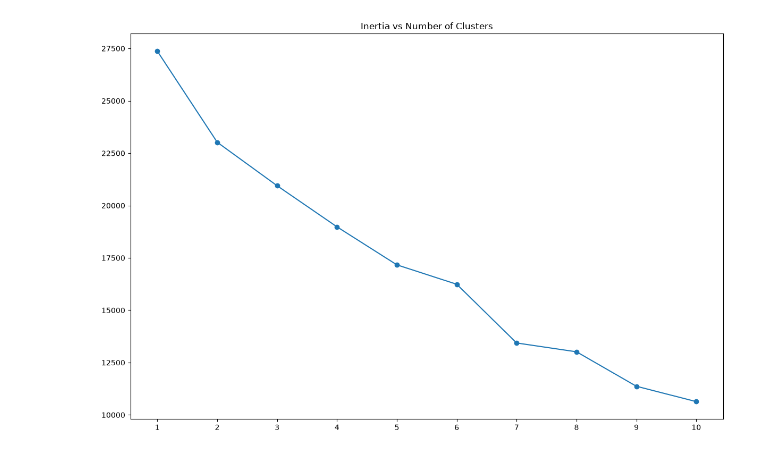
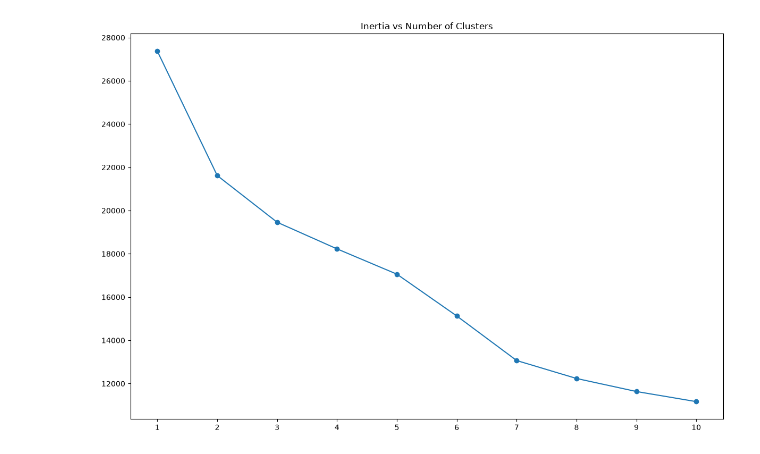
Before and after one commit to i82ragaj/TFG-DataMining, a Jupyter notebook: PKSA.ipynb, the cells around one changed output. Cells and saved outputs as stored; diff of their text form; code cells hidden in the pictures.

```diff
--- a/PKSA.ipynb
+++ b/PKSA.ipynb
@@ -89,0 +76,10 @@ plt.show()
+# %%
+numeric_cols = df.drop(['plate'], axis=1).select_dtypes(include=np.number).columns
+
+fig, axes = plt.subplots(2, 5, figsize=(20, 8))
+axes = axes.flatten()
+for i, col in enumerate(numeric_cols):
+    sns.boxplot(y=df[col], ax=axes[i], color='steelblue')
+    axes[i].set_title(col)
+plt.tight_layout()
+plt.show()
@@ -89,0 +103,21 @@ plt.show()
+# %%
+df_treated = df.copy()
+
+# Variables zero-inflated: importa más si hubo actividad que la magnitud exacta
+zero_inflated_cols = ['LRest', 'FT', 'DigTrans']
+for col in zero_inflated_cols:
+    df_treated[col + '_flag'] = (df_treated[col] > 0).astype(int)
+
+df_treated = df_treated.drop(columns=zero_inflated_cols)
+# %%
+def cap_outliers_iqr(series, k=1.5):
+    q1, q3 = series.quantile(0.25), series.quantile(0.75)
+    iqr = q3 - q1
+    lower, upper = q1 - k * iqr, q3 + k * iqr
+    return series.clip(lower=lower, upper=upper)
+
+flag_cols = ['LRest_flag', 'FT_flag', 'DigTrans_flag']
+cols_to_cap = df_treated.drop(['plate'] + flag_cols, axis=1).select_dtypes(include=np.number).columns
+
+for col in cols_to_cap:
+    df_treated[col] = cap_outliers_iqr(df_treated[col])
@@ -90,5 +141,5 @@ plt.show()
 # %%
-X = df.drop('plate', axis=1)
+X = df_treated.drop('plate', axis=1)
 
 scaler = StandardScaler()
 scaler.fit(X)
@@ -97,18 +148,18 @@ X_scaled = scaler.transform(X)
 # %%
 X = pd.DataFrame(X_scaled)
 inertias = []
 
 for k in range(1, 11):
-    model = KMeans(n_clusters=k)
+    model = KMeans(n_clusters=k, random_state=42, n_init='auto')
     y = model.fit_predict(X)
     inertias.append(model.inertia_)
 
 plt.figure(figsize=(12, 8))
 plt.plot(range(1, 11), inertias, marker='o')
 plt.xticks(ticks=range(1, 11), labels=range(1, 11))
 plt.title('Inertia vs Number of Clusters')
 
 plt.tight_layout()
 plt.show()
 # %% [output]
-[figure, old version]
+[figure, new version]
```
Also changed, not shown: parts of 20 cells of this notebook, 6 other files.
